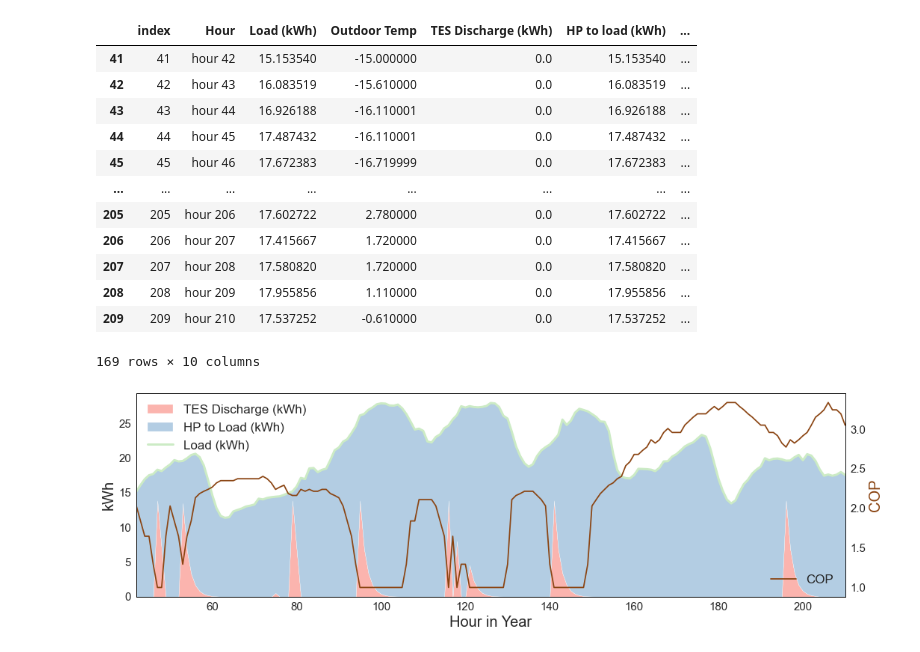
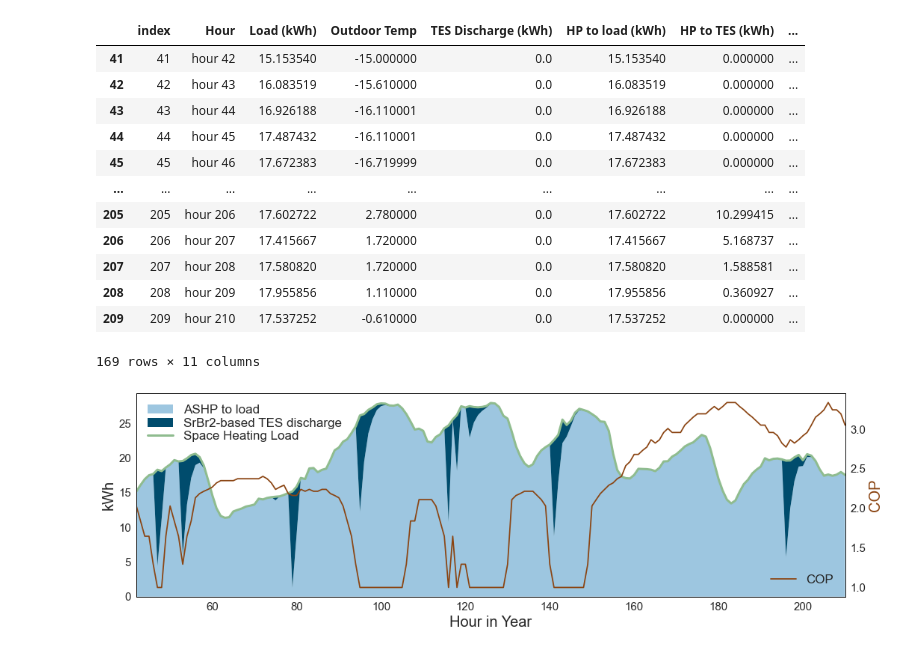
Before and after one commit to atpham88/TES, a Jupyter notebook: Process Results/TES_Results_Processing/IndBuildingAnalysis.ipynb, the cells around one changed output. Drawn from its saved outputs; the diff is of its cells as text; code cells hidden in the pictures.

```diff
--- a/Process Results/TES_Results_Processing/IndBuildingAnalysis.ipynb
+++ b/Process Results/TES_Results_Processing/IndBuildingAnalysis.ipynb
@@ -3,31 +3,32 @@ import pandas as pd
 import matplotlib.pyplot as plt
 from calendar import monthrange
 from datetime import date
+import math
 
 # Results folder:
 ResultsFolder = "C:\\Users\\atpha\\Documents\\Postdocs\\Projects\\TES\Results\\Detroit\\Single\\"
-salt = "MgSO4"
+salt = "SrBr2"
 building_id = 5
 pricing = 'Fixed'
 # %%
 # Read building data:
-load = pd.read_excel(ResultsFolder + "Results_includeTES_True_"+salt+"_month_Year_NEEP50_"+pricing+"_Building_id_Size_Varied_" + str(building_id)+".xlsx", sheet_name="load")
+load = pd.read_excel(ResultsFolder + "Results_includeTES_True_"+salt+"_month_Year_NEEP50_"+pricing+"_Building_id_Size_Opt_" + str(building_id)+".xlsx", sheet_name="load")
 load = load.rename(columns={'Unnamed: 0': 'Hour'})
 temp = pd.read_excel("C:\\Users\\atpha\\Documents\\Postdocs\\Projects\\TES\\Data\\weather\\ext_temp_Detroit.xlsx")
 load['Outdoor Temp'] = temp['temp']
 
-tes_discharge = pd.read_excel(ResultsFolder + "Results_includeTES_True_"+salt+"_month_Year_NEEP50_"+pricing+"_Building_id_Size_Varied_" + str(building_id)+".xlsx", sheet_name="TES")
-hp_l = pd.read_excel(ResultsFolder + "Results_includeTES_True_"+salt+"_month_Year_NEEP50_"+pricing+"_Building_id_Size_Varied_" + str(building_id)+".xlsx", sheet_name="HP output")
-pur_elec = pd.read_excel(ResultsFolder + "Results_includeTES_True_"+salt+"_month_Year_NEEP50_"+pricing+"_Building_id_Size_Varied_" + str(building_id)+".xlsx", sheet_name="purchased electricity")
+tes_discharge = pd.read_excel(ResultsFolder + "Results_includeTES_True_"+salt+"_month_Year_NEEP50_"+pricing+"_Building_id_Size_Opt_" + str(building_id)+".xlsx", sheet_name="TES")
+hp_l = pd.read_excel(ResultsFolder + "Results_includeTES_True_"+salt+"_month_Year_NEEP50_"+pricing+"_Building_id_Size_Opt_" + str(building_id)+".xlsx", sheet_name="HP output")
+pur_elec = pd.read_excel(ResultsFolder + "Results_includeTES_True_"+salt+"_month_Year_NEEP50_"+pricing+"_Building_id_Size_Opt_" + str(building_id)+".xlsx", sheet_name="purchased electricity")
 
 load['TES Discharge (kWh)'] = tes_discharge['TES discharge (kWh)']
 load['HP to load (kWh)'] = hp_l['HP output to load (kWh)']
+load['HP to TES (kWh)'] = hp_l['HP output to TES (kWh)']
 load['Purchased Electricity (kWh)'] = pur_elec['Unnamed: 1']
-load['SOC'] = tes_discharge['TES SOC (kWh)']
+load['SOC'] = tes_discharge['TES SOC (kWh)']/(math.ceil(load['Load (kWh)'].max())/0.281267306*0.75)
 load = load.reset_index()
 load['hour'] = load['index'] + 1
 
 idxmax, valmax = load['Load (kWh)'].agg(['idxmax', 'max'])
-
-idxmax
+load
 # %% [output]
@@ -80,49 +93,54 @@ See the caveats in the documentation: https://pandas.pydata.org/pandas-docs/stab
 # %%
 load_truncated = load.truncate(before=starting_hour, after=end_hour)
 import seaborn as sns
 plt.style.use("seaborn")
-colors = sns.color_palette("Pastel1", 3)
+#colors = sns.color_palette("Pastel1", 3)
+colors = ["#9dc6e0", "#004c6d"]
 sns.set_style(style='white')
-labels=["TES Discharge (kWh)", "HP to Load (kWh)"]
+labels=["ASHP to load", salt+"-based TES discharge"]
 
 fig, ax1 = plt.subplots(figsize=(17,5))
-plt.stackplot(load_truncated['hour'], load_truncated['TES Discharge (kWh)'], load_truncated['HP to load (kWh)'], labels=labels, colors=colors)
-plt.plot(load_truncated['hour'], load_truncated['Load (kWh)'], label = "Load (kWh)",linewidth=3)
-plt.legend(loc='upper left', fontsize=17)
-plt.xlabel("Hour in Year",fontsize=20)
+plt.stackplot(load_truncated['hour'], load_truncated['HP to load (kWh)'], load_truncated['TES Discharge (kWh)'], labels=labels, colors=colors, edgecolor = "none")
+#plt.plot(load_truncated['hour'], load_truncated['HP to TES (kWh)'], label = "MgSO4-based TES charging", color='darkolivegreen')
+plt.plot(load_truncated['hour'], load_truncated['Load (kWh)'], label = "Space Heating Load",linewidth=3, color='darkseagreen')
+plt.legend(loc='upper left', labelspacing=0.14, fontsize=17)
+if salt == 'SrBr2':
+    plt.xlabel("Hour in Year",fontsize=20)
 plt.xticks(fontsize=15)
 plt.yticks(fontsize=15)
 plt.ylabel("kWh", fontsize=20)
 plt.rcParams["axes.edgecolor"] = "black"
 plt.rcParams["axes.linewidth"] = 1
 plt.xlim(load_truncated['hour'].min(),load_truncated['hour'].max())
 
 ax2 = ax1.twinx()
 ax2.plot(load_truncated['hour'], load_truncated['COP'], label = "COP", color='saddlebrown')
 #ax2.plot(load_truncated['hour'], load_truncated['Outdoor Temp'], label = "Outdoor Temp", color='orange',linewidth=3)
 plt.ylabel("COP", fontsize=20, color='saddlebrown')
 plt.yticks(fontsize=15)
 plt.legend(loc='lower right', fontsize=17)
 
+fig.savefig('C:/Users/atpha/Documents/Postdocs/Projects/TES/Draft/images/tes_discharge_'+salt+'.png', dpi=300,bbox_inches='tight')
+
 tes_discharge_trun = load_truncated['TES Discharge (kWh)'].sum()
 load_trun = load_truncated['Load (kWh)'].sum()
 tes_pct = tes_discharge_trun/load_trun
 load_truncated
 # %% [output]
-|  | index | Hour | Load (kWh) | Outdoor Temp | TES Discharge (kWh) | HP to load (kWh) | ... |
-| 41 | 41 | hour 42 | 15.153540 | -15.000000 | 0.0 | 15.153540 | ... |
-| 42 | 42 | hour 43 | 16.083519 | -15.610000 | 0.0 | 16.083519 | ... |
-| 43 | 43 | hour 44 | 16.926188 | -16.110001 | 0.0 | 16.926188 | ... |
-| 44 | 44 | hour 45 | 17.487432 | -16.110001 | 0.0 | 17.487432 | ... |
-| 45 | 45 | hour 46 | 17.672383 | -16.719999 | 0.0 | 17.672383 | ... |
-| ... | ... | ... | ... | ... | ... | ... | ... |
-| 205 | 205 | hour 206 | 17.602722 | 2.780000 | 0.0 | 17.602722 | ... |
-| 206 | 206 | hour 207 | 17.415667 | 1.720000 | 0.0 | 17.415667 | ... |
-| 207 | 207 | hour 208 | 17.580820 | 1.720000 | 0.0 | 17.580820 | ... |
-| 208 | 208 | hour 209 | 17.955856 | 1.110000 | 0.0 | 17.955856 | ... |
-| 209 | 209 | hour 210 | 17.537252 | -0.610000 | 0.0 | 17.537252 | ... |
+|  | index | Hour | Load (kWh) | Outdoor Temp | TES Discharge (kWh) | HP to load (kWh) | HP to TES (kWh) | ... |
+| 41 | 41 | hour 42 | 15.153540 | -15.000000 | 0.0 | 15.153540 | 0.000000 | ... |
+| 42 | 42 | hour 43 | 16.083519 | -15.610000 | 0.0 | 16.083519 | 0.000000 | ... |
+| 43 | 43 | hour 44 | 16.926188 | -16.110001 | 0.0 | 16.926188 | 0.000000 | ... |
+| 44 | 44 | hour 45 | 17.487432 | -16.110001 | 0.0 | 17.487432 | 0.000000 | ... |
+| 45 | 45 | hour 46 | 17.672383 | -16.719999 | 0.0 | 17.672383 | 0.000000 | ... |
+| ... | ... | ... | ... | ... | ... | ... | ... | ... |
+| 205 | 205 | hour 206 | 17.602722 | 2.780000 | 0.0 | 17.602722 | 10.299415 | ... |
+| 206 | 206 | hour 207 | 17.415667 | 1.720000 | 0.0 | 17.415667 | 5.168737 | ... |
+| 207 | 207 | hour 208 | 17.580820 | 1.720000 | 0.0 | 17.580820 | 1.588581 | ... |
+| 208 | 208 | hour 209 | 17.955856 | 1.110000 | 0.0 | 17.955856 | 0.360927 | ... |
+| 209 | 209 | hour 210 | 17.537252 | -0.610000 | 0.0 | 17.537252 | 0.000000 | ... |
-169 rows × 10 columns
+169 rows × 11 columns
-[figure, old version]
+[figure, new version]
 # %%
 load_truncated
 # %% [output]
```
Also changed, not shown: parts of 7 cells of this notebook, 15 other files.
